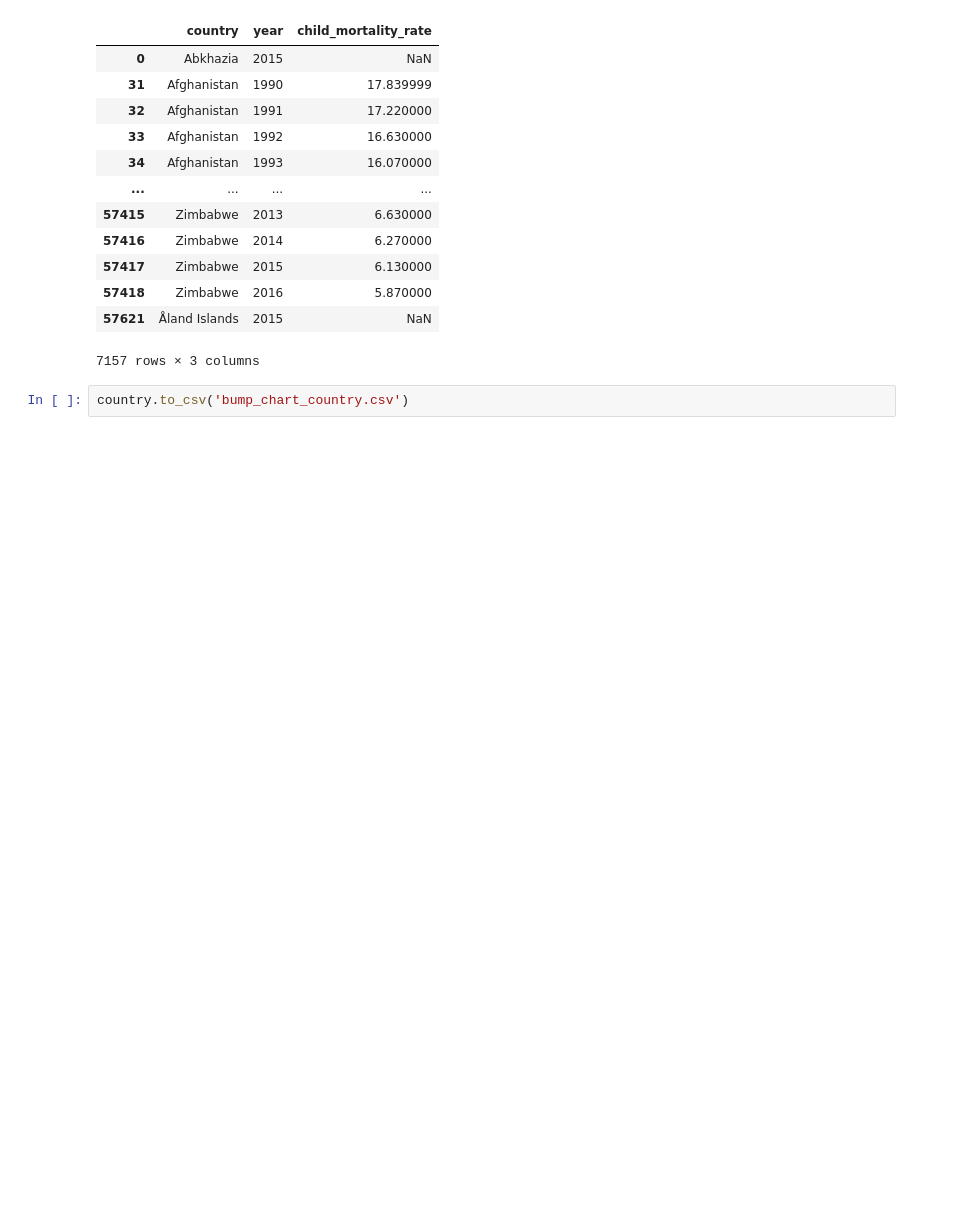
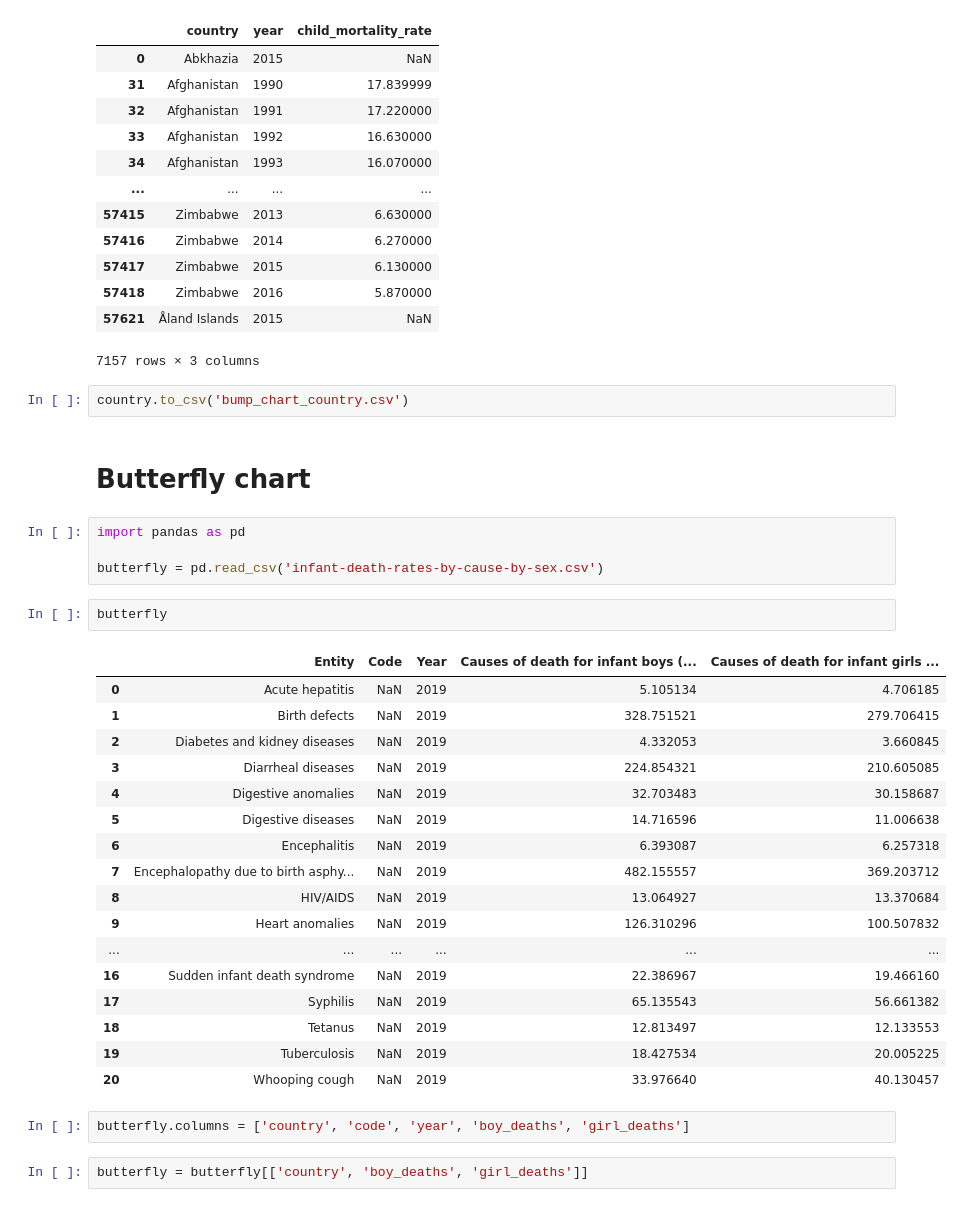
Before and after one commit to ongdisheng/FIT3179, a Jupyter notebook: project2/data/preprocess.ipynb, the cells around one changed output. Saved outputs shown, nothing was run; the diff lists cells and outputs as text; blank space fills up the shorter version.

Commit message:
Added butterfly chart csv file

```diff
--- a/project2/data/preprocess.ipynb
+++ b/project2/data/preprocess.ipynb
@@ -239,3 +239,33 @@ country
 7157 rows × 3 columns
 # %%
 country.to_csv('bump_chart_country.csv')
+# %% [markdown]
+# Butterfly chart
+# %%
+import pandas as pd
+
+butterfly = pd.read_csv('infant-death-rates-by-cause-by-sex.csv')
+# %%
+butterfly
+# %% [output]
+|  | Entity | Code | Year | Causes of death for infant boys (... | Causes of death for infant girls ... |
+| 0 | Acute hepatitis | NaN | 2019 | 5.105134 | 4.706185 |
+| 1 | Birth defects | NaN | 2019 | 328.751521 | 279.706415 |
+| 2 | Diabetes and kidney diseases | NaN | 2019 | 4.332053 | 3.660845 |
+| 3 | Diarrheal diseases | NaN | 2019 | 224.854321 | 210.605085 |
+| 4 | Digestive anomalies | NaN | 2019 | 32.703483 | 30.158687 |
+| 5 | Digestive diseases | NaN | 2019 | 14.716596 | 11.006638 |
+| 6 | Encephalitis | NaN | 2019 | 6.393087 | 6.257318 |
+| 7 | Encephalopathy due to birth asphy... | NaN | 2019 | 482.155557 | 369.203712 |
+| 8 | HIV/AIDS | NaN | 2019 | 13.064927 | 13.370684 |
+| 9 | Heart anomalies | NaN | 2019 | 126.310296 | 100.507832 |
+| ... | ... | ... | ... | ... | ... |
+| 16 | Sudden infant death syndrome | NaN | 2019 | 22.386967 | 19.466160 |
+| 17 | Syphilis | NaN | 2019 | 65.135543 | 56.661382 |
+| 18 | Tetanus | NaN | 2019 | 12.813497 | 12.133553 |
+| 19 | Tuberculosis | NaN | 2019 | 18.427534 | 20.005225 |
+| 20 | Whooping cough | NaN | 2019 | 33.976640 | 40.130457 |
+# %%
+butterfly.columns = ['country', 'code', 'year', 'boy_deaths', 'girl_deaths']
+# %%
+butterfly = butterfly[['country', 'boy_deaths', 'girl_deaths']]
```
Also changed, not shown: parts of 4 cells of this notebook, 2 other files.
